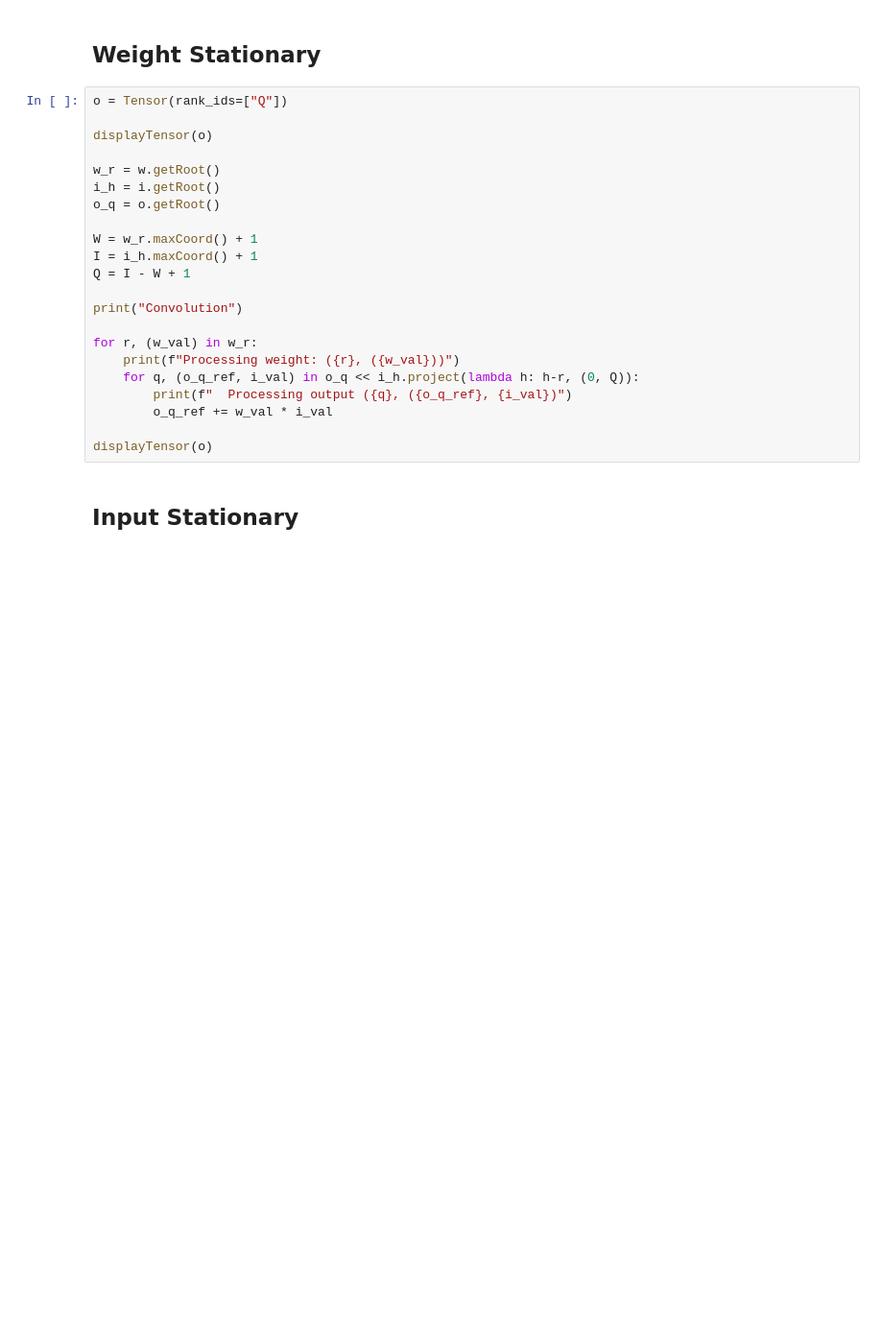
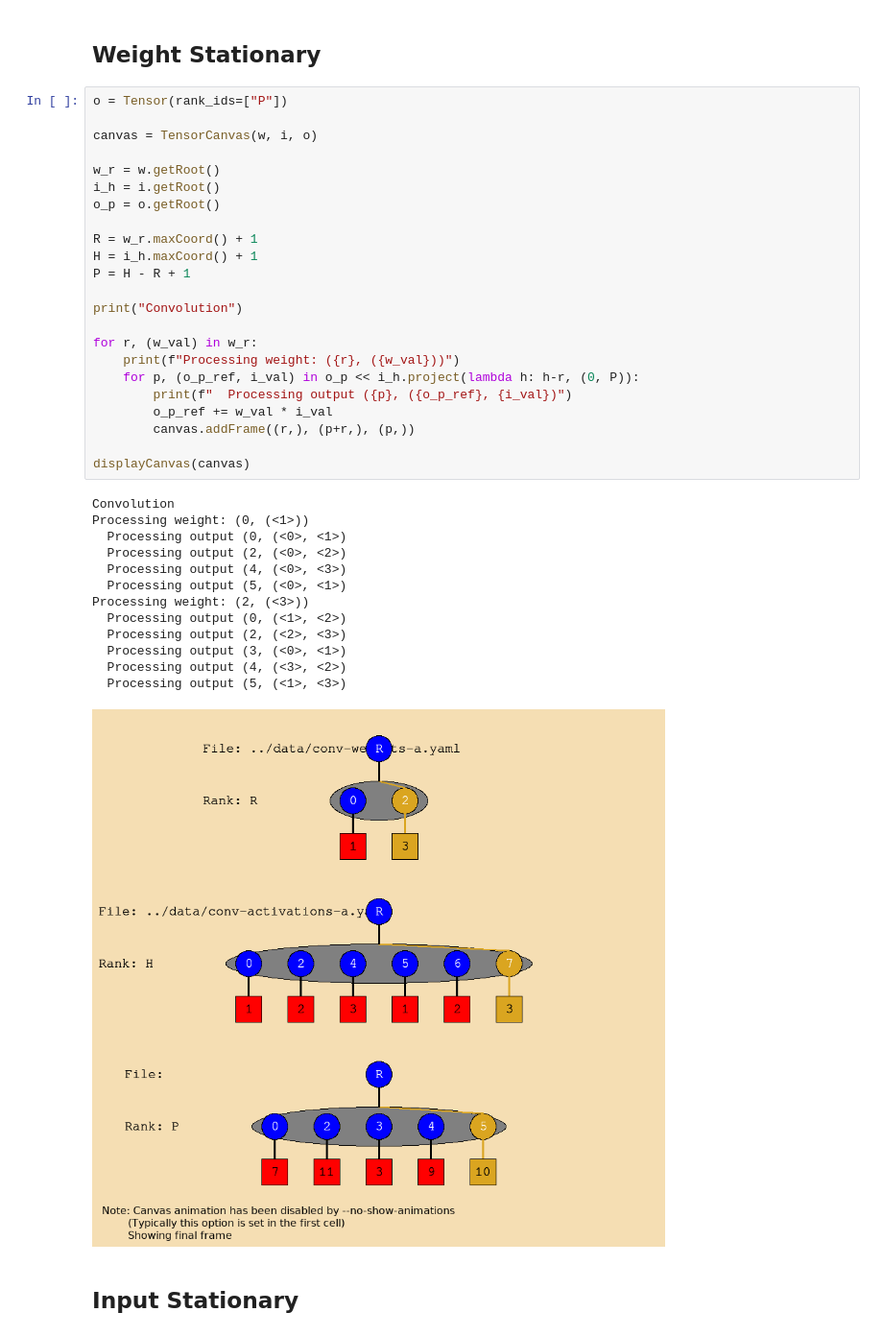
Before and after one commit to Fibertree-Project/fibertree, a Jupyter notebook: examples/ipython/convolution.ipynb, the cells around one changed output. Shown at 96% size. Saved outputs shown, nothing was run; the diff lists cells and outputs as text; blank space fills up the shorter version.

Commit message:
Update convolutions notebook to use canvas. Take a pass on var and rank names.

```diff
--- a/examples/ipython/convolution.ipynb
+++ b/examples/ipython/convolution.ipynb
@@ -17,27 +24,42 @@ displayTensor(i)
 # %% [markdown]
 ## Weight Stationary
 # %%
-o = Tensor(rank_ids=["Q"])
+o = Tensor(rank_ids=["P"])
 
-displayTensor(o)
+canvas = TensorCanvas(w, i, o)
 
 w_r = w.getRoot()
 i_h = i.getRoot()
-o_q = o.getRoot()
+o_p = o.getRoot()
 
-W = w_r.maxCoord() + 1
-I = i_h.maxCoord() + 1
-Q = I - W + 1
+R = w_r.maxCoord() + 1
+H = i_h.maxCoord() + 1
+P = H - R + 1
 
 print("Convolution")
 
 for r, (w_val) in w_r:
     print(f"Processing weight: ({r}, ({w_val}))")
-    for q, (o_q_ref, i_val) in o_q << i_h.project(lambda h: h-r, (0, Q)):
-        print(f"  Processing output ({q}, ({o_q_ref}, {i_val})")
-        o_q_ref += w_val * i_val
+    for p, (o_p_ref, i_val) in o_p << i_h.project(lambda h: h-r, (0, P)):
+        print(f"  Processing output ({p}, ({o_p_ref}, {i_val})")
+        o_p_ref += w_val * i_val
+        canvas.addFrame((r,), (p+r,), (p,))
 
-displayTensor(o)
+displayCanvas(canvas)
+# %% [output]
+Convolution
+Processing weight: (0, (<1>))
+  Processing output (0, (<0>, <1>)
+  Processing output (2, (<0>, <2>)
+  Processing output (4, (<0>, <3>)
+  Processing output (5, (<0>, <1>)
+Processing weight: (2, (<3>))
+  Processing output (0, (<1>, <2>)
+  Processing output (2, (<2>, <3>)
+  Processing output (3, (<0>, <1>)
+  Processing output (4, (<3>, <2>)
+  Processing output (5, (<1>, <3>)
+[figure, added]
 # %% [markdown]
 ## Input Stationary
 # %%
```
Also changed, not shown: parts of 6 cells of this notebook, 1 other file.
